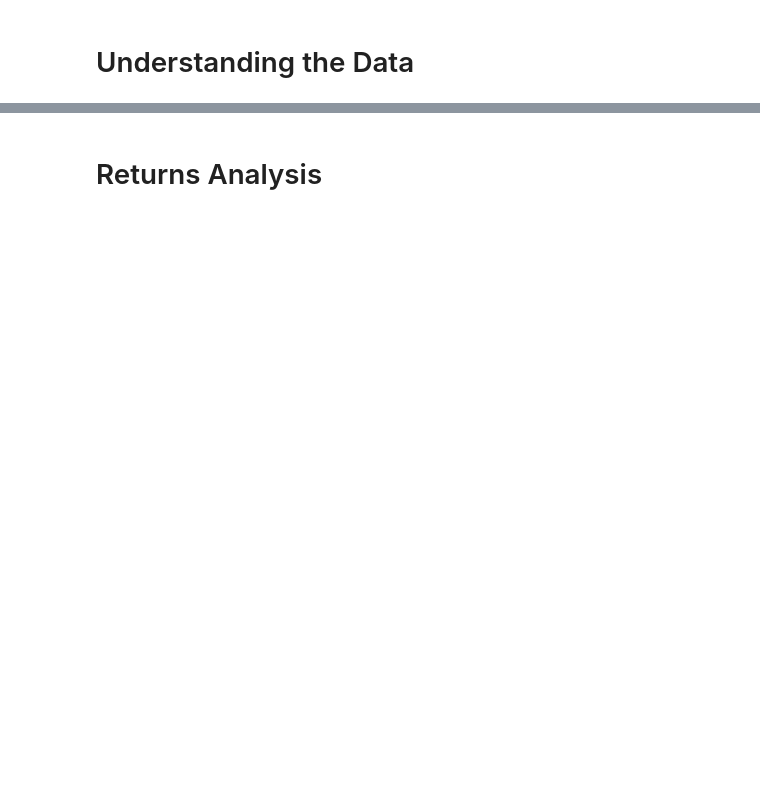
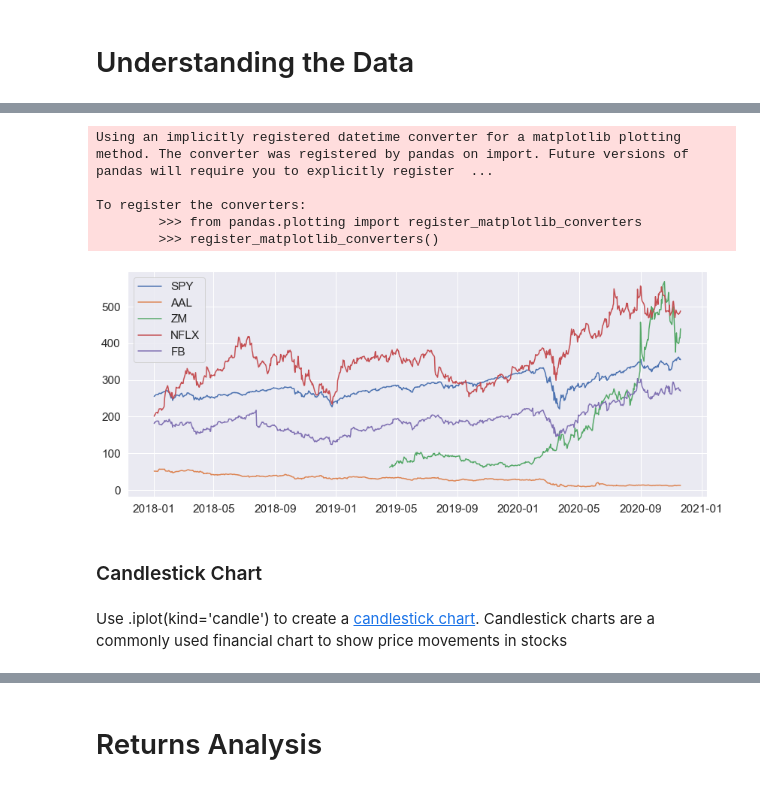
Before and after one commit to chankeith96/Side-Project---Financial-Analysis, a Jupyter notebook: My Financial Analysis.ipynb, the cells around one changed output, grey strips where cells are left out. Saved outputs shown, nothing was run; the diff lists cells and outputs as text; code cells hidden in the pictures; blank space fills up the shorter version.

```diff
--- a/My Financial Analysis.ipynb
+++ b/My Financial Analysis.ipynb
@@ -143,0 +191,19 @@ sns.heatmap(stocks.isnull(), yticklabels=False, cbar=False, cmap='viridis')
+# %%
+# Using matplotlib (in case Plotly stops working above) to plot all the stocks over time. This graph shows daily closing prices
+fig = plt.figure(figsize=(12,5))
+for ticker in tickers:
+    plt.plot(stocks[ticker]["Adj Close"])
+    plt.legend(tickers)
+
+plt.tight_layout()
+# %% [output]
+Using an implicitly registered datetime converter for a matplotlib plotting method. The converter was registered by pandas on import. Future versions of pandas will require you to explicitly register  ...
+
+To register the converters:
+        >>> from pandas.plotting import register_matplotlib_converters
+        >>> register_matplotlib_converters()
+[figure, added]
+# %% [markdown]
+### Candlestick Chart
+# %% [markdown]
+Use .iplot(kind='candle') to create a [candlestick chart](https://en.wikipedia.org/wiki/Candlestick_chart). Candlestick charts are a commonly used financial chart to show price movements in stocks
```
Also changed, not shown: parts of 90 cells of this notebook.
